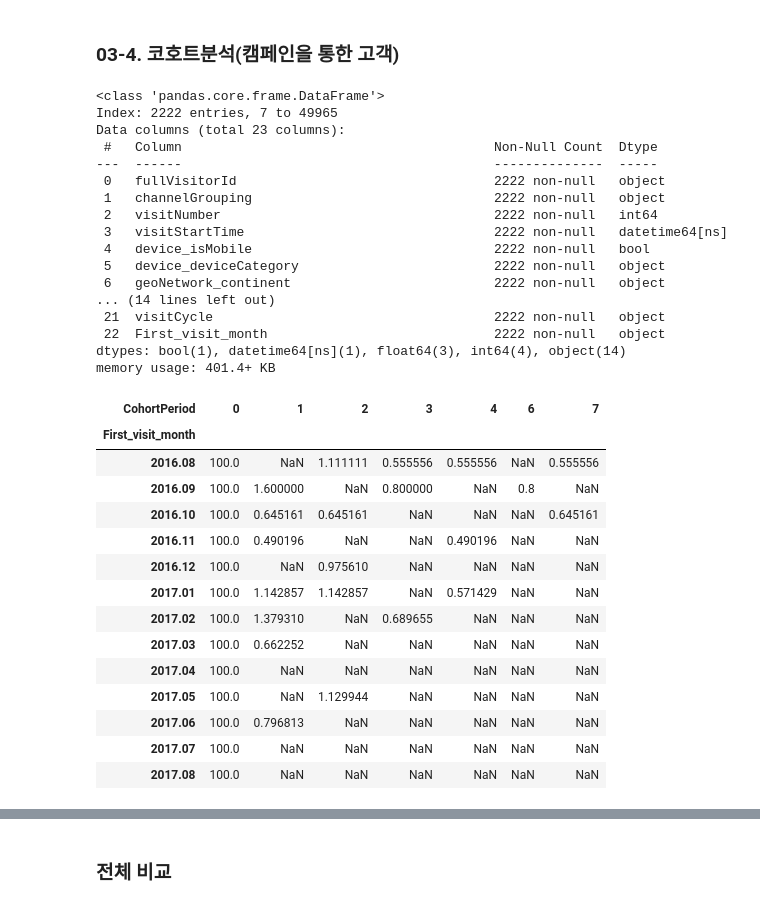
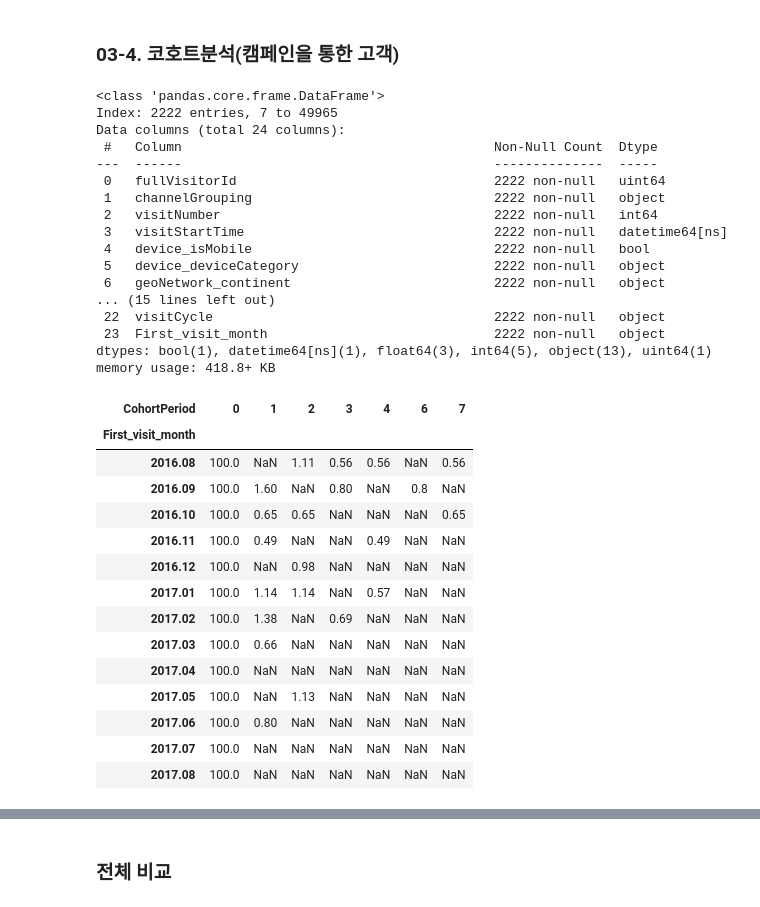
Before and after one commit to eju1019/ipark, a Jupyter notebook: retention_minheechoi.ipynb, the cells around one changed output, grey strips where cells are left out. Drawn from its saved outputs; the diff is of its cells as text; code cells hidden in the pictures.

```diff
--- a/retention_minheechoi.ipynb
+++ b/retention_minheechoi.ipynb
@@ -89,16 +89,20 @@ memory usage: 7.3+ MB
 # %% [markdown]
 ### 01. 데이터 타입변환
 # %%
+'''
 # 문자열로
 df3['fullVisitorId']=df3['fullVisitorId'].astype(str)
 # 날짜로
-df3['visitStartTime']=pd.to_datetime(df3['visitStartTime'],unit='s')
+df3['visitStartTime']=pd.to_datetime(df3['visitStartTime'], unit='s')
 # 숫자로(float -> int변환이 안돼서 일단 그대로 둠)
 df3['totals_visits']=pd.to_numeric(df3['totals_visits'])
 df3['totals_hits']=pd.to_numeric(df3['totals_hits'])
 df3['totals_pageviews']=pd.to_numeric(df3['totals_pageviews'])
 df3['totals_newVisits']=pd.to_numeric(df3['totals_newVisits'])
 df3['totals_transactionRevenue']=pd.to_numeric(df3['totals_transactionRevenue'])
+'''
+
+df3['visitStartTime']=pd.to_datetime(df3['visitStartTime'])
 # %% [markdown]
 ### 02. 인코딩
 - trafficSource_campaign_en 컬럼 생성: 1이면 캠페인을 통해, 0이면 캠페인을 통하지않음
@@ -116,7 +120,16 @@ df3['trafficSource_campaign_en'] = df3['trafficSource_campaign'].apply(get_cam)
 
 # totals_transactionRevenue 인코딩(nan -> 0)
 df3['totals_transactionRevenue'].fillna(0, inplace=True)
-df3['totals_transactionRevenue']=np.power(df3['totals_transactionRevenue'],1/6).round(2)
+#df3['totals_transactionRevenue']=np.power(df3['totals_transactionRevenue'],1/6).round(2)
+
+# totals_transactionRevenue_en 컬럼생성
+def get_revenue(x):
+    if x == 0:
+        return 0
+    else:
+        return 1
+
+df3['totals_transactionRevenue_en'] = df3['totals_transactionRevenue'].apply(get_revenue)
 
 # null -> 0으로
 df3['totals_newVisits'].fillna(0, inplace=True)
@@ -345,56 +408,56 @@ df6.info()
 # %% [output]
 <class 'pandas.core.frame.DataFrame'>
 Index: 2222 entries, 7 to 49965
-Data columns (total 23 columns):
+Data columns (total 24 columns):
  #   Column                                        Non-Null Count  Dtype
 ---  ------                                        --------------  -----
- 0   fullVisitorId                                 2222 non-null   object
+ 0   fullVisitorId                                 2222 non-null   uint64
  1   channelGrouping                               2222 non-null   object
  2   visitNumber                                   2222 non-null   int64
  3   visitStartTime                                2222 non-null   datetime64[ns]
  4   device_isMobile                               2222 non-null   bool
  5   device_deviceCategory                         2222 non-null   object
  6   geoNetwork_continent                          2222 non-null   object
-... (14 lines left out)
- 21  visitCycle                                    2222 non-null   object
- 22  First_visit_month                             2222 non-null   object
-dtypes: bool(1), datetime64[ns](1), float64(3), int64(4), object(14)
-memory usage: 401.4+ KB
+... (15 lines left out)
+ 22  visitCycle                                    2222 non-null   object
+ 23  First_visit_month                             2222 non-null   object
+dtypes: bool(1), datetime64[ns](1), float64(3), int64(5), object(13), uint64(1)
+memory usage: 418.8+ KB
 # %%
 co4 = df6.groupby(['First_visit_month', 'visitCycle'])['fullVisitorId'].nunique()
 co4 = co4.reset_index()
 
 from ipypb import ipb
 temp4=[]
 
 for i in ipb(range(co4.shape[0])):
     f_first_visit4 = pd.to_datetime(co4.First_visit_month[i]).to_period('M')
     f_visit_cycle4 = pd.to_datetime(co4.visitCycle[i]).to_period('M')
 
     month_diff4 = (f_visit_cycle4 - f_first_visit4).n
     temp4.append(month_diff4)
 
 co4['CohortPeriod'] = temp4
 
 co_retention4 = co4.set_index(['First_visit_month', 'CohortPeriod'])
 co_retention4 = co_retention4['fullVisitorId'].unstack(1)
 retention4 = co_retention4.div(co_retention4[0], axis=0)
 
 retention4 = retention4 * 100
-retention4
+retention4.round(2)
 # %% [output]
 | CohortPeriod | 0 | 1 | 2 | 3 | 4 | 6 | 7 |
 | First_visit_month |  |  |  |  |  |  |  |
-| 2016.08 | 100.0 | NaN | 1.111111 | 0.555556 | 0.555556 | NaN | 0.555556 |
-| 2016.09 | 100.0 | 1.600000 | NaN | 0.800000 | NaN | 0.8 | NaN |
-| 2016.10 | 100.0 | 0.645161 | 0.645161 | NaN | NaN | NaN | 0.645161 |
-| 2016.11 | 100.0 | 0.490196 | NaN | NaN | 0.490196 | NaN | NaN |
-| 2016.12 | 100.0 | NaN | 0.975610 | NaN | NaN | NaN | NaN |
-| 2017.01 | 100.0 | 1.142857 | 1.142857 | NaN | 0.571429 | NaN | NaN |
-| 2017.02 | 100.0 | 1.379310 | NaN | 0.689655 | NaN | NaN | NaN |
-| 2017.03 | 100.0 | 0.662252 | NaN | NaN | NaN | NaN | NaN |
+| 2016.08 | 100.0 | NaN | 1.11 | 0.56 | 0.56 | NaN | 0.56 |
+| 2016.09 | 100.0 | 1.60 | NaN | 0.80 | NaN | 0.8 | NaN |
+| 2016.10 | 100.0 | 0.65 | 0.65 | NaN | NaN | NaN | 0.65 |
+| 2016.11 | 100.0 | 0.49 | NaN | NaN | 0.49 | NaN | NaN |
+| 2016.12 | 100.0 | NaN | 0.98 | NaN | NaN | NaN | NaN |
+| 2017.01 | 100.0 | 1.14 | 1.14 | NaN | 0.57 | NaN | NaN |
+| 2017.02 | 100.0 | 1.38 | NaN | 0.69 | NaN | NaN | NaN |
+| 2017.03 | 100.0 | 0.66 | NaN | NaN | NaN | NaN | NaN |
 | 2017.04 | 100.0 | NaN | NaN | NaN | NaN | NaN | NaN |
-| 2017.05 | 100.0 | NaN | 1.129944 | NaN | NaN | NaN | NaN |
-| 2017.06 | 100.0 | 0.796813 | NaN | NaN | NaN | NaN | NaN |
+| 2017.05 | 100.0 | NaN | 1.13 | NaN | NaN | NaN | NaN |
+| 2017.06 | 100.0 | 0.80 | NaN | NaN | NaN | NaN | NaN |
 | 2017.07 | 100.0 | NaN | NaN | NaN | NaN | NaN | NaN |
 | 2017.08 | 100.0 | NaN | NaN | NaN | NaN | NaN | NaN |
```
Also changed, not shown: parts of 21 cells of this notebook.
